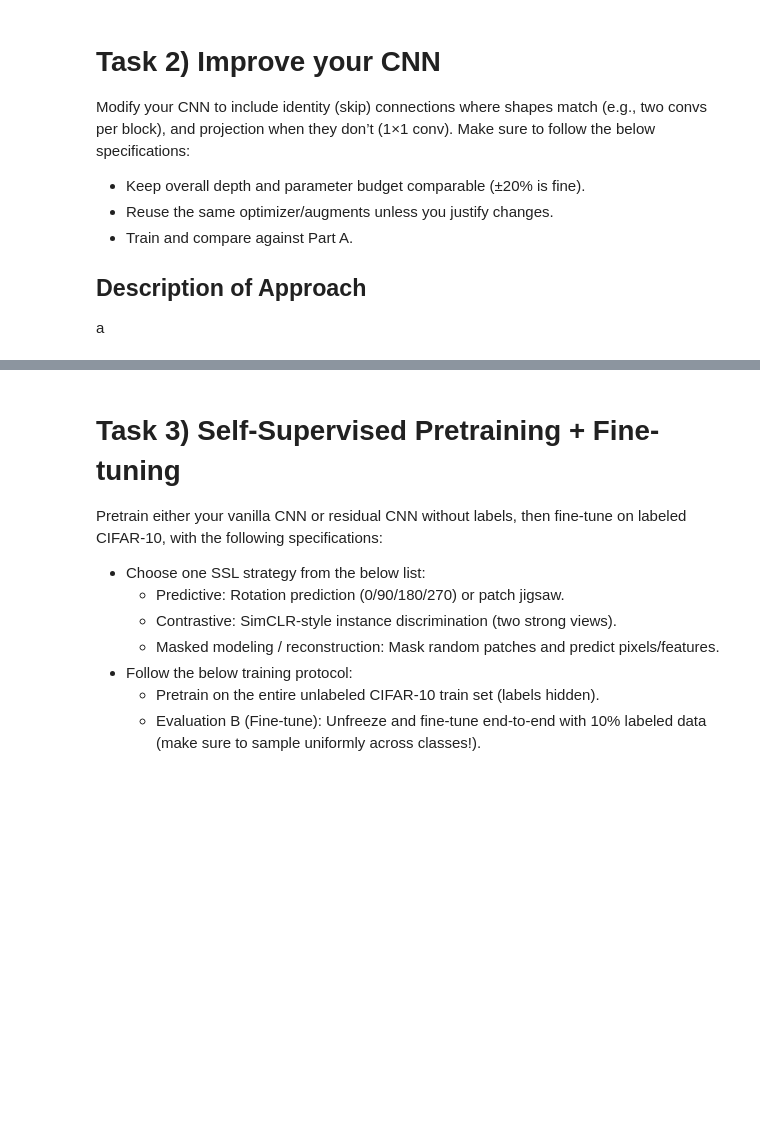
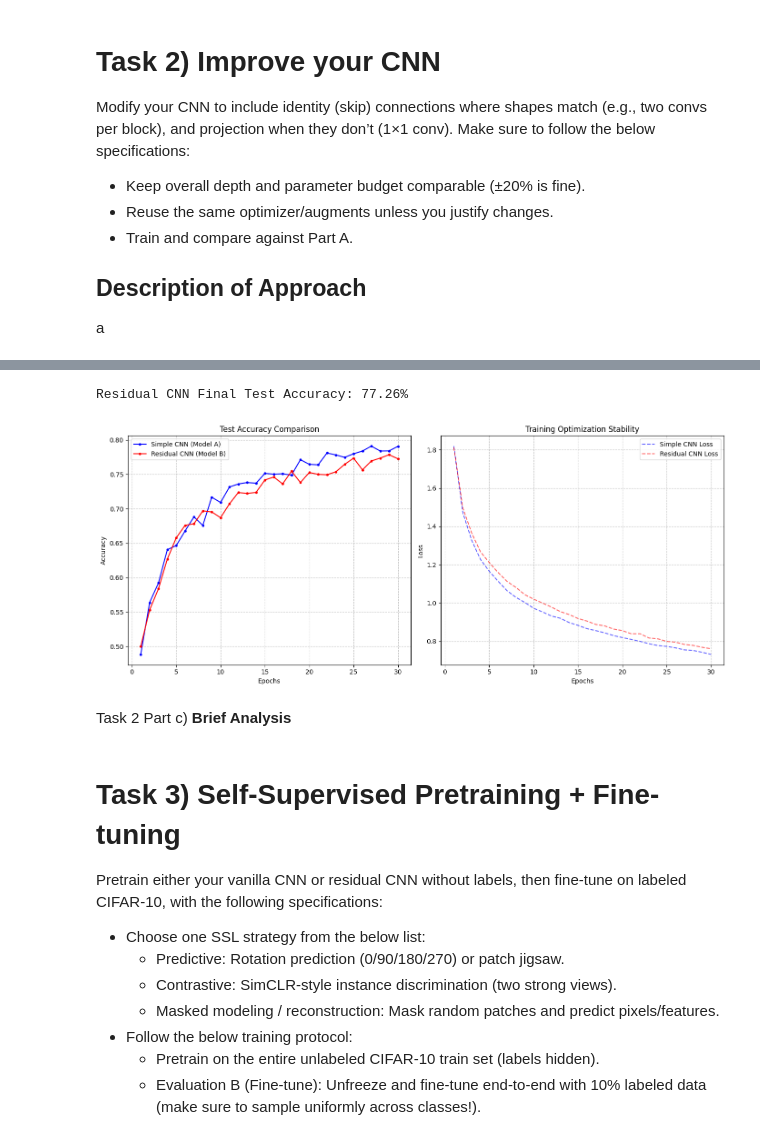
Before and after one commit to jmurrah/COMP-5970, a Jupyter notebook: assignment4/assignment4.ipynb, the cells around one changed output, grey strips where cells are left out. Cells and saved outputs as stored; diff of their text form; code cells hidden in the pictures; blank space fills up the shorter version.

Commit message:
diagrams

```diff
--- a/assignment4/assignment4.ipynb
+++ b/assignment4/assignment4.ipynb
@@ -430,3 +441,50 @@ ep29: tr_loss: 0.751, tr_acc: 0.736 | te_loss: 0.623, te_acc: 0.781
+# %%
+# Task 2 Part b) Training curves overlay (A vs. B), final test accuracy
+
+model2.eval()
+correct = total = 0
+with torch.no_grad():
+    for images, labels in test_loader:
+        images = images.to(device)
+        labels = labels.to(device)
+
+        outputs = model2(images)
+        _, predicted = torch.max(outputs.data, 1)
+
+        total += labels.size(0)
+        correct += (predicted == labels).sum().item()
+
+final_acc_residual = 100 * correct / total
+print(f'Residual CNN Final Test Accuracy: {final_acc_residual:.2f}%')
+
+epochs = range(1, len(history2['train_loss']) + 1)
+plt.figure(figsize=(14, 6))
+
+plt.subplot(1, 2, 1)
+plt.plot(epochs, history1['test_acc'], 'b-', label='Simple CNN (Model A)', marker='.')
+plt.plot(epochs, history2['test_acc'], 'r-', label='Residual CNN (Model B)', marker='.')
+plt.title('Test Accuracy Comparison')
+plt.xlabel('Epochs')
+plt.ylabel('Accuracy')
+plt.grid(True, linestyle='--', alpha=0.7)
+plt.legend()
+
+plt.subplot(1, 2, 2)
+plt.plot(epochs, history1['train_loss'], 'b--', label='Simple CNN Loss', alpha=0.6)
+plt.plot(epochs, history2['train_loss'], 'r--', label='Residual CNN Loss', alpha=0.6)
+plt.title('Training Optimization Stability')
+plt.xlabel('Epochs')
+plt.ylabel('Loss')
+plt.grid(True, linestyle='--', alpha=0.7)
+plt.legend()
+
+plt.tight_layout()
+plt.show()
+# %% [output]
+Residual CNN Final Test Accuracy: 77.26%
+[figure, added]
+# %% [markdown]
+Task 2 Part c) **Brief Analysis**
 # %% [markdown]
 # Task 3) Self-Supervised Pretraining + Fine-tuning
 Pretrain either your vanilla CNN or residual CNN without labels, then
```
Also changed, not shown: parts of 9 cells of this notebook, 2 other files.
